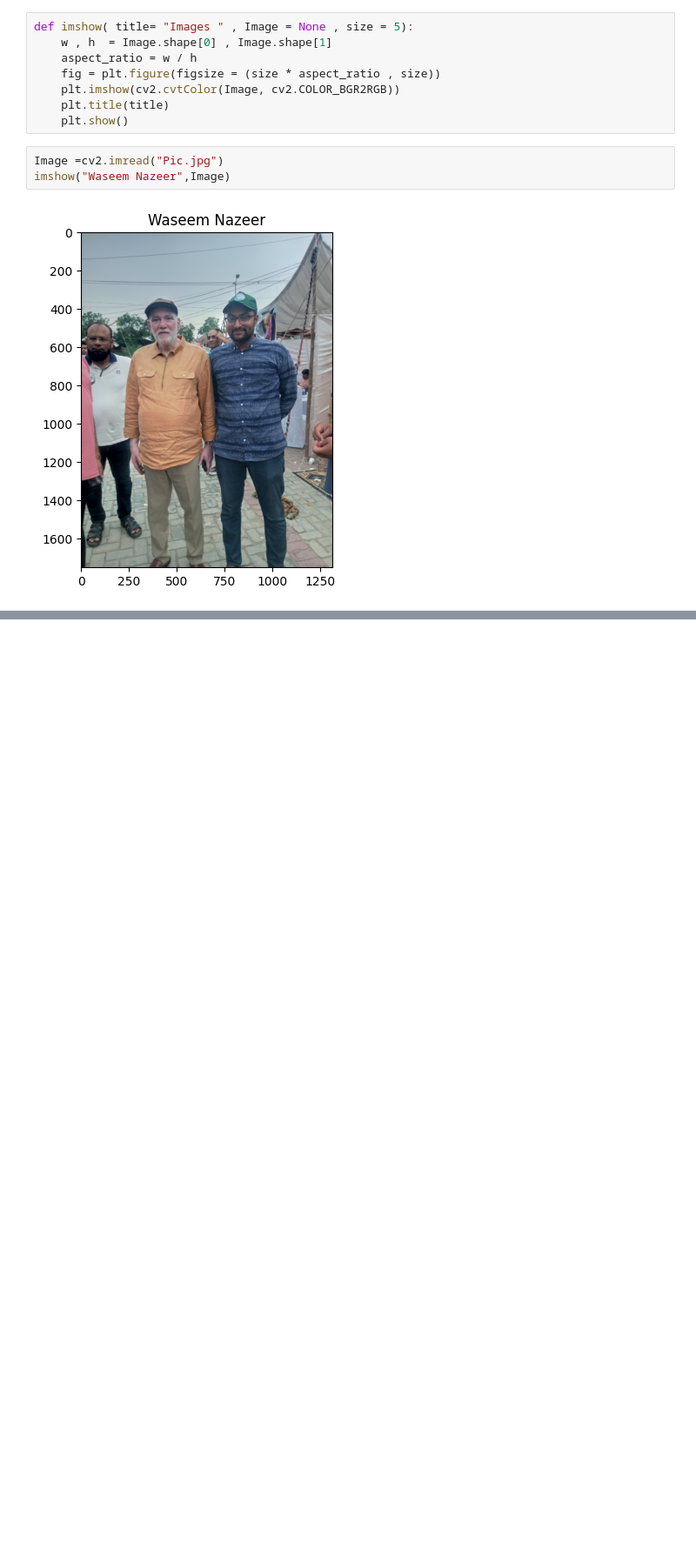
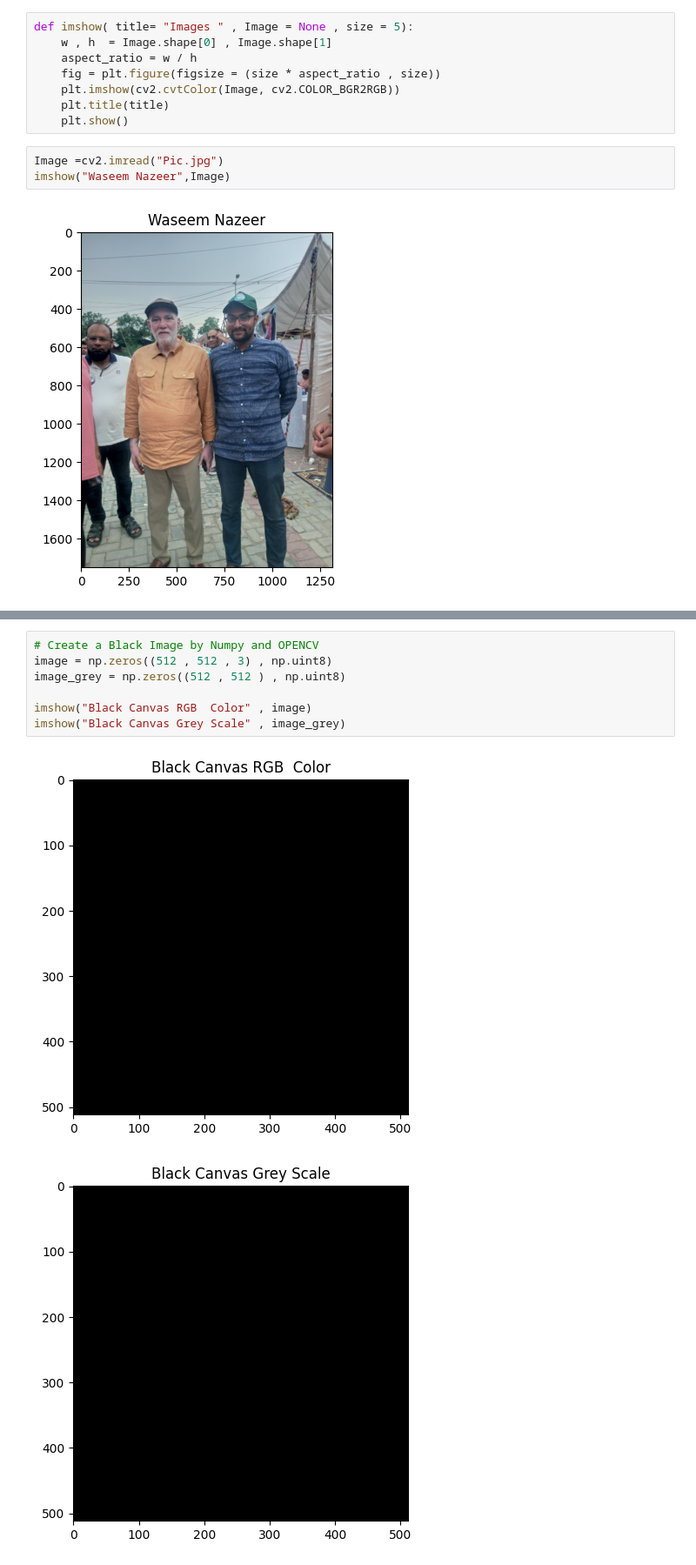
Before and after one commit to Mohsin-424/Modern-Computer-Vision, a Jupyter notebook: Open-CV/Image-Operation.ipynb, the cells around one changed output, grey strips where cells are left out. Shown at 87% size. Drawn from its saved outputs; the diff is of its cells as text; blank space fills up the shorter version.

```diff
--- a/Open-CV/Image-Operation.ipynb
+++ b/Open-CV/Image-Operation.ipynb
@@ -61,0 +102,10 @@ Image.shape
+# %%
+# Create a Black Image by Numpy and OPENCV
+image = np.zeros((512 , 512 , 3) , np.uint8)
+image_grey = np.zeros((512 , 512 ) , np.uint8)
+
+imshow("Black Canvas RGB  Color" , image)
+imshow("Black Canvas Grey Scale" , image_grey)
+# %% [output]
+[figure, added]
+[figure, added]
```
Also changed, not shown: parts of 9 cells of this notebook.
